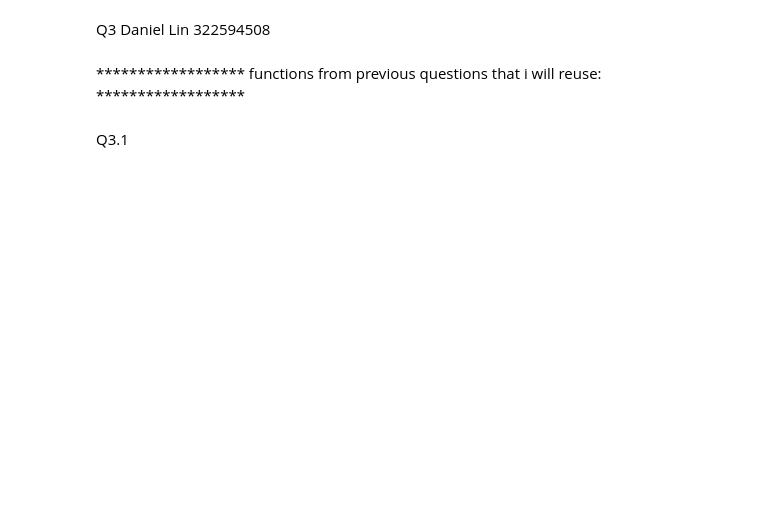
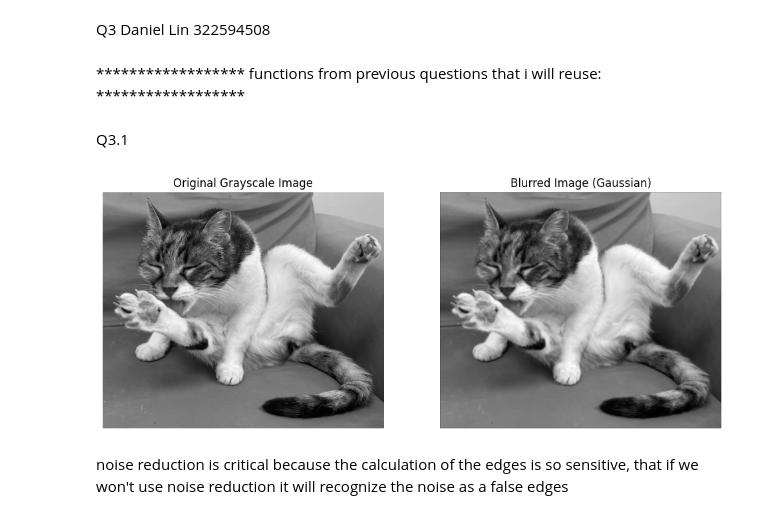
Before and after one commit to Danielin322/computer_vision_ex2, a Jupyter notebook: ex2_q3.ipynb, the cells around one changed output. Saved outputs shown, nothing was run; the diff lists cells and outputs as text; code cells hidden in the pictures; blank space fills up the shorter version.

```diff
--- a/ex2_q3.ipynb
+++ b/ex2_q3.ipynb
@@ -51,3 +51,21 @@ Q3.1
 # %%
 gaussian_kernel = create_gaussian_kernel(5,1)
 convolved_image_gaussian = manual_convolution(cat_image, gaussian_kernel)
+
+plt.figure(figsize=(12, 6))
+
+plt.subplot(1, 2, 1)
+plt.imshow(cat_image, cmap='gray')
+plt.title("Original Grayscale Image")
+plt.axis('off')
+
+plt.subplot(1, 2, 2)
+plt.imshow(fix_image(convolved_image_gaussian), cmap='gray')
+plt.title("Blurred Image (Gaussian)")
+plt.axis('off')
+
+plt.show()
+# %% [output]
+[figure, added]
+# %% [markdown]
+noise reduction is critical because the calculation of the edges is so sensitive, that if we won't use noise reduction it will recognize the noise as a false edges
```
